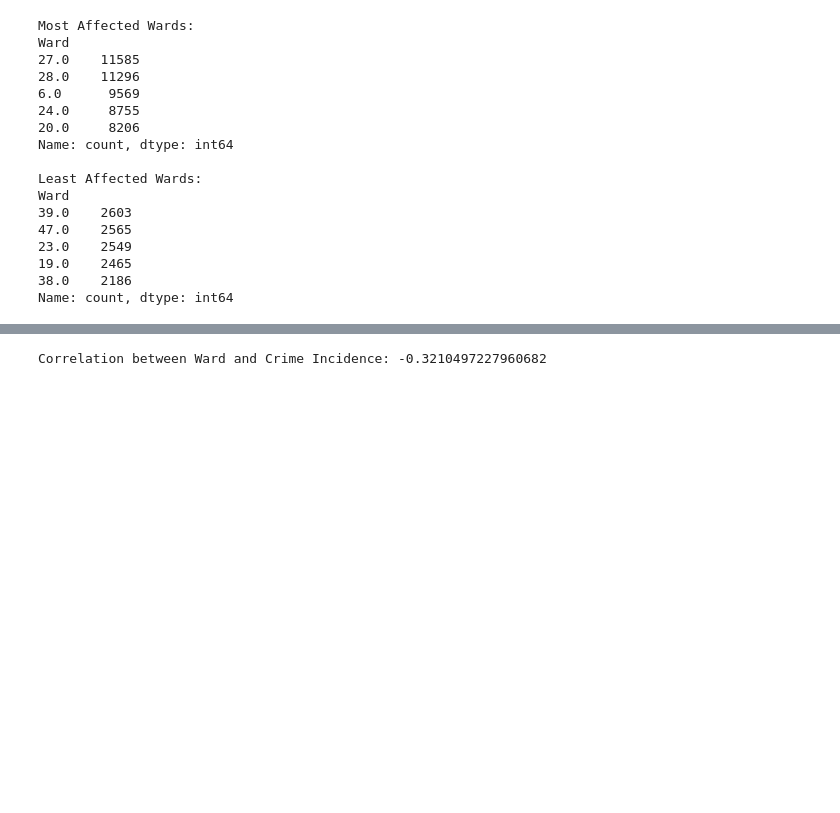
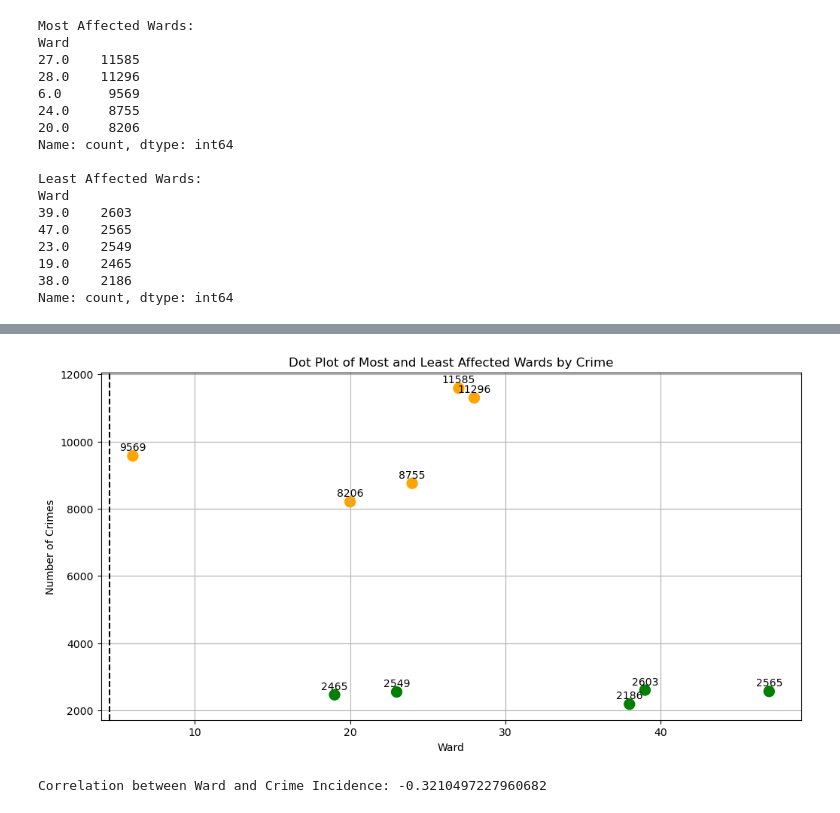
Before and after one commit to ktg8080/Project_1, a Jupyter notebook: data/crimes.ipynb, the cells around one changed output, grey strips where cells are left out. Cells and saved outputs as stored; diff of their text form; code cells hidden in the pictures; blank space fills up the shorter version.

```diff
--- a/data/crimes.ipynb
+++ b/data/crimes.ipynb
@@ -82,3 +151,32 @@ Name: count, dtype: int64
+# %%
+import matplotlib.pyplot as plt
+
+# Prepare the data for dot plot
+wards = combined_wards.index
+crime_counts = combined_wards.values
+colors = ['orange'] * len(most_affected_wards) + ['green'] * len(least_affected_wards)
+
+# Create a dot plot
+plt.figure(figsize=(12, 6))
+plt.scatter(wards, crime_counts, color=colors, s=100)
+
+# Add title and labels
+plt.title('Dot Plot of Most and Least Affected Wards by Crime')
+plt.xlabel('Ward')
+plt.ylabel('Number of Crimes')
+
+# Add a horizontal line to separate most and least affected wards
+plt.axvline(x=len(most_affected_wards) - 0.5, color='black', linestyle='--')
+
+# Highlight the data points with annotations
+for i, txt in enumerate(crime_counts):
+    plt.annotate(txt, (wards[i], crime_counts[i]), textcoords="offset points", xytext=(0,5), ha='center')
+
+# Display the plot
+plt.grid(True)
+plt.show()
+# %% [output]
+[figure, added]
 # %%
 # Calculate the crime counts per ward
 ward_crime_counts = crime_df.groupby('Ward').size()
```
Also changed, not shown: parts of 14 cells of this notebook.
